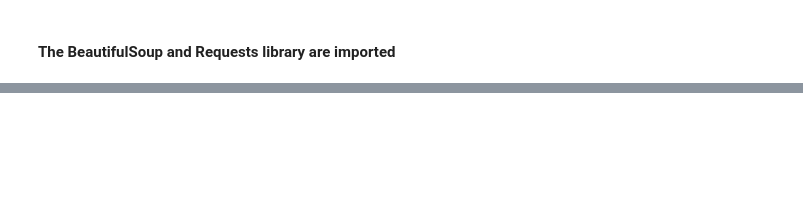
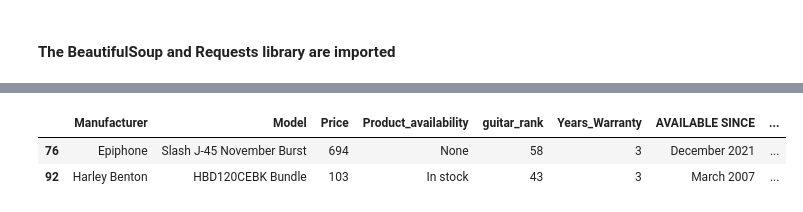
Before and after one commit to Aneesh-Kalita-10617414/Programming_CA1_Python_Data_Acquisition_Preprocessing_Pipeline, a Jupyter notebook: Webscraping.ipynb, the cells around one changed output, grey strips where cells are left out. Drawn from its saved outputs; the diff is of its cells as text; code cells hidden in the pictures; blank space fills up the shorter version.

```diff
--- a/Webscraping.ipynb
+++ b/Webscraping.ipynb
@@ -123,0 +278,6 @@ Price_unclean
+# %%
+df[df['PICKUPS'].isnull()==True]
+# %% [output]
+|  | Manufacturer | Model | Price | Product_availability | guitar_rank | Years_Warranty | AVAILABLE SINCE | ... |
+| 76 | Epiphone | Slash J-45 November Burst | 694 | None | 58 | 3 | December 2021 | ... |
+| 92 | Harley Benton | HBD120CEBK Bundle | 103 | In stock | 43 | 3 | March 2007 | ... |
```
Also changed, not shown: parts of 51 cells of this notebook.
